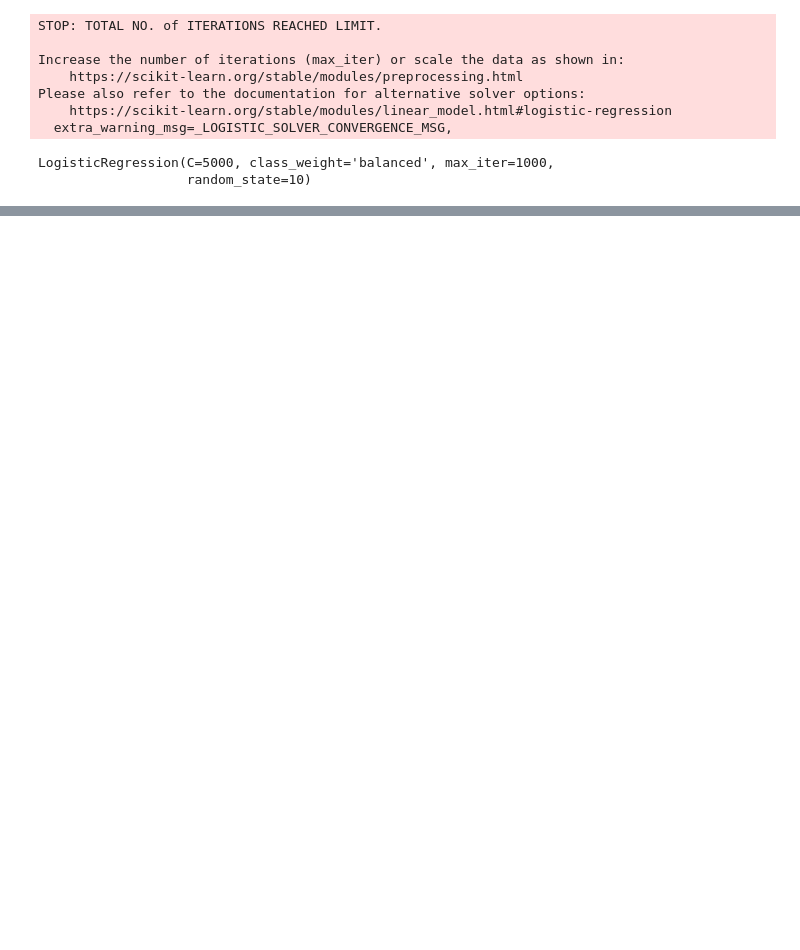
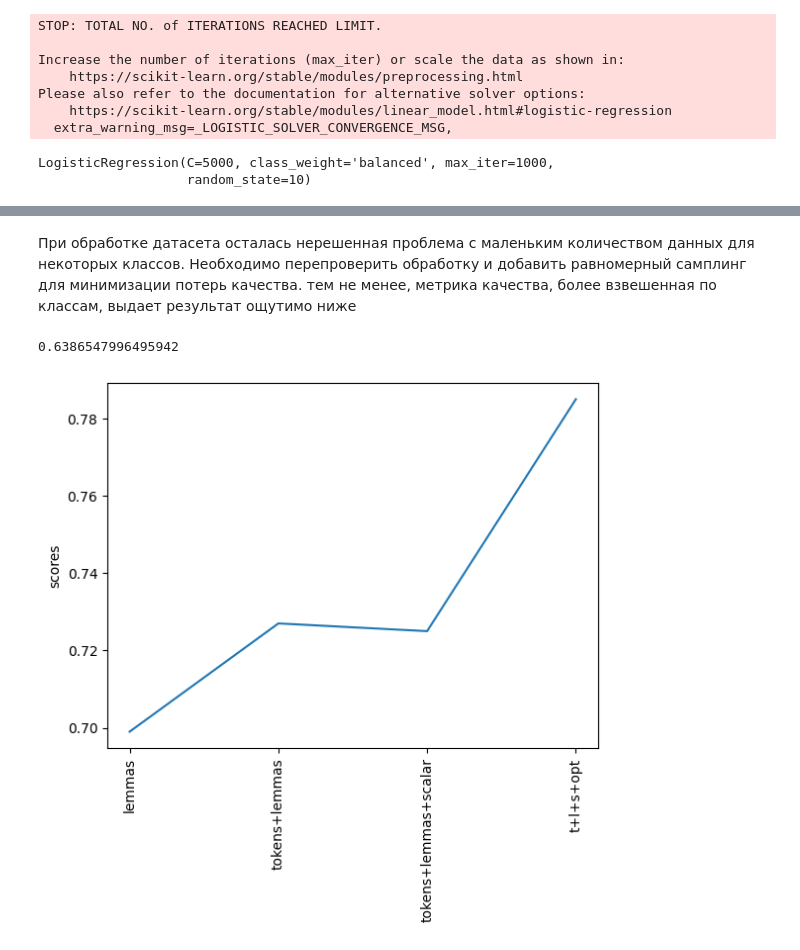
Before and after one commit to Dm12H/MLHLS_2022_Text_authorship_group2, a Jupyter notebook: log_reg_iterations_v2.ipynb, the cells around one changed output, grey strips where cells are left out. Cells and saved outputs as stored; diff of their text form; code cells hidden in the pictures; blank space fills up the shorter version.

```diff
--- a/log_reg_iterations_v2.ipynb
+++ b/log_reg_iterations_v2.ipynb
@@ -534,0 +529,17 @@ f1_score(clf.predict(x_test), y_test, average="macro")
+# %% [markdown]
+При обработке датасета осталась нерешенная проблема с маленьким количеством данных для некоторых классов. Необходимо перепроверить обработку и добавить равномерный самплинг для минимизации потерь качества. тем не менее, метрика качества, более взвешенная по классам, выдает результат ощутимо ниже
+# %%
+f1_score(clf.predict(x_test), y_test, average="macro")
+# %% [output]
+0.6386547996495942
+# %%
+scores_graph = [0.699, 0.727, 0.725, 0.785]
+x_ = list(range(4))
+import matplotlib.pyplot as plt
+plt.plot(x_, scores_graph)
+plt.ylabel("scores")
+xtick_labels = ["lemmas", "tokens+lemmas", "tokens+lemmas+scalar", "t+l+s+opt"]
+plt.xticks(x_, xtick_labels, rotation='vertical')
+plt.show()
+# %% [output]
+[figure, added]
```
Also changed, not shown: parts of 40 cells of this notebook, 1 other file.
